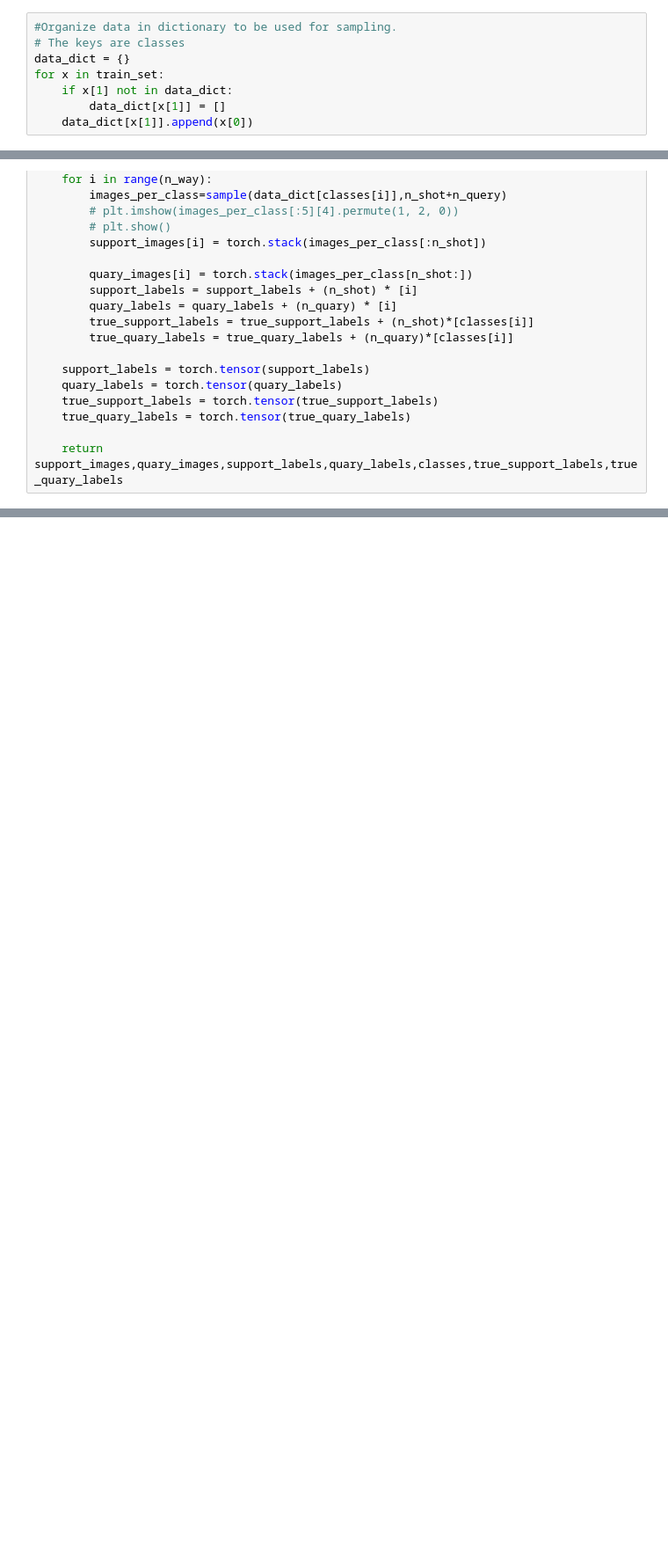
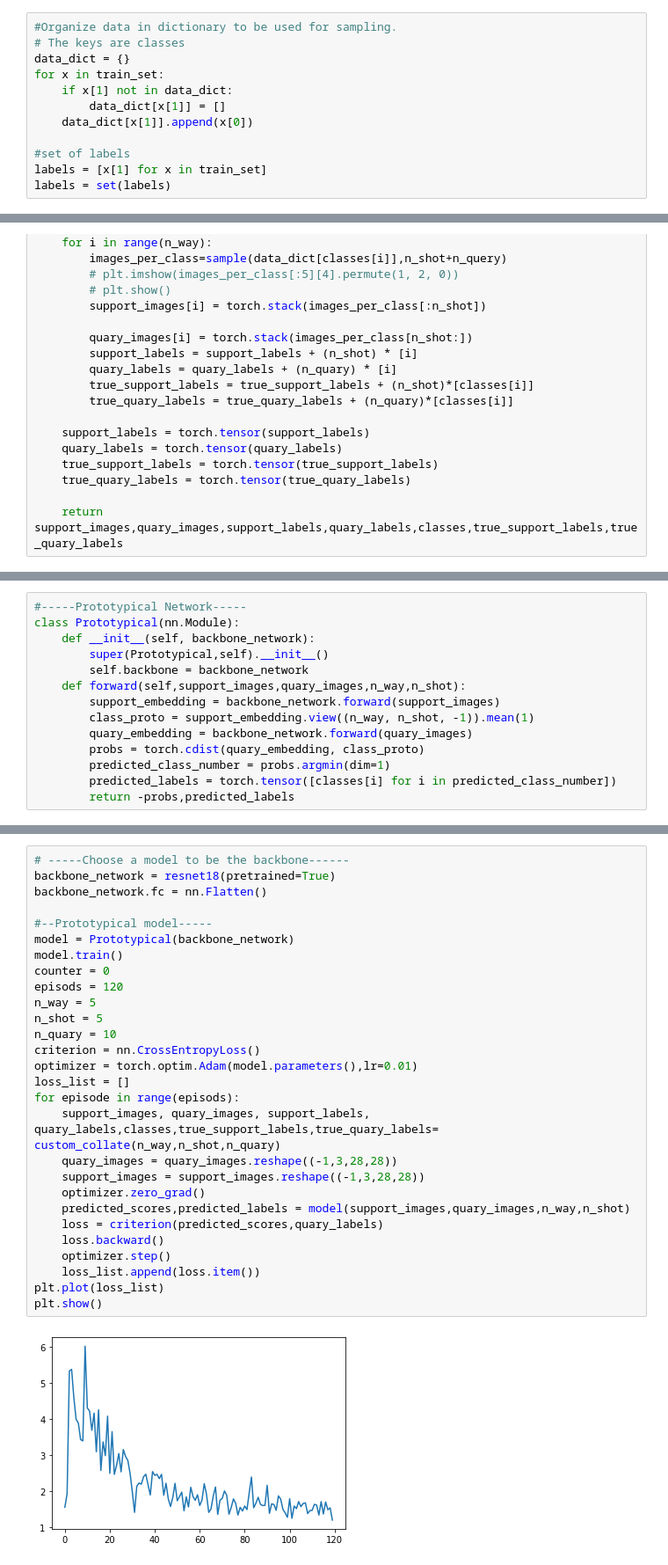
Before and after one commit to lsafarne/Few-Shot-Learning, a Jupyter notebook: Prototypical_network.ipynb, the cells around one changed output, grey strips where cells are left out. Shown at 88% size. Cells and saved outputs as stored; diff of their text form; blank space fills up the shorter version.

Commit message:
Update Prototypical_network.ipynb
Add training prototypical network

```diff
--- a/Prototypical_network.ipynb
+++ b/Prototypical_network.ipynb
@@ -165,6 +154,10 @@ for x in train_set:
     if x[1] not in data_dict:
         data_dict[x[1]] = []
     data_dict[x[1]].append(x[0])
+
+#set of labels
+labels = [x[1] for x in train_set]
+labels = set(labels)
 # %% [markdown]
 <h3>Preparing episodes</h3>
 <p>Now that we have the dataset ready, we must prepare episods. That is, we must sample a set of classes, and break down the dataset into the support sets and the query sets. Please note that similar to the training phase of every deep learning model being performed iteratively through different epochs, training of a prototypical model is performed iteratively through multiple episodes. </p>
@@ -215,0 +217,14 @@ def custom_collate(n_way,n_shot,n_query):
+# %%
+#-----Prototypical Network-----
+class Prototypical(nn.Module):
+    def __init__(self, backbone_network):
+        super(Prototypical,self).__init__()
+        self.backbone = backbone_network
+    def forward(self,support_images,quary_images,n_way,n_shot):
+        support_embedding = backbone_network.forward(support_images)
+        class_proto = support_embedding.view((n_way, n_shot, -1)).mean(1)
+        quary_embedding = backbone_network.forward(quary_images)
+        probs = torch.cdist(quary_embedding, class_proto)
+        predicted_class_number = probs.argmin(dim=1)
+        predicted_labels = torch.tensor([classes[i] for i in predicted_class_number])
+        return -probs,predicted_labels
@@ -215,0 +233,30 @@ def custom_collate(n_way,n_shot,n_query):
+# %%
+# -----Choose a model to be the backbone------
+backbone_network = resnet18(pretrained=True)
+backbone_network.fc = nn.Flatten()
+
+#--Prototypical model-----
+model = Prototypical(backbone_network)
+model.train()
+counter = 0
+episods = 120
+n_way = 5
+n_shot = 5
+n_quary = 10
+criterion = nn.CrossEntropyLoss()
+optimizer = torch.optim.Adam(model.parameters(),lr=0.01)
+loss_list = []
+for episode in range(episods):
+    support_images, quary_images, support_labels, quary_labels,classes,true_support_labels,true_quary_labels= custom_collate(n_way,n_shot,n_quary)
+    quary_images = quary_images.reshape((-1,3,28,28))
+    support_images = support_images.reshape((-1,3,28,28))
+    optimizer.zero_grad()
+    predicted_scores,predicted_labels = model(support_images,quary_images,n_way,n_shot)
+    loss = criterion(predicted_scores,quary_labels)
+    loss.backward()
+    optimizer.step()
+    loss_list.append(loss.item())
+plt.plot(loss_list)
+plt.show()
+# %% [output]
+[figure, added]
```
Also changed, not shown: parts of 11 cells of this notebook.
